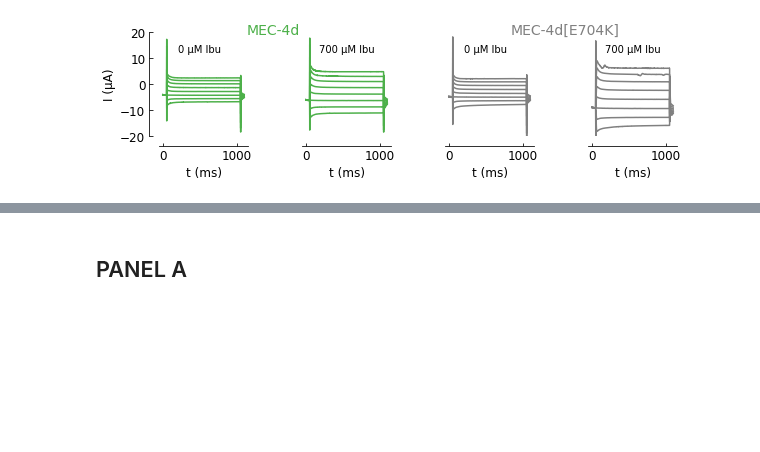
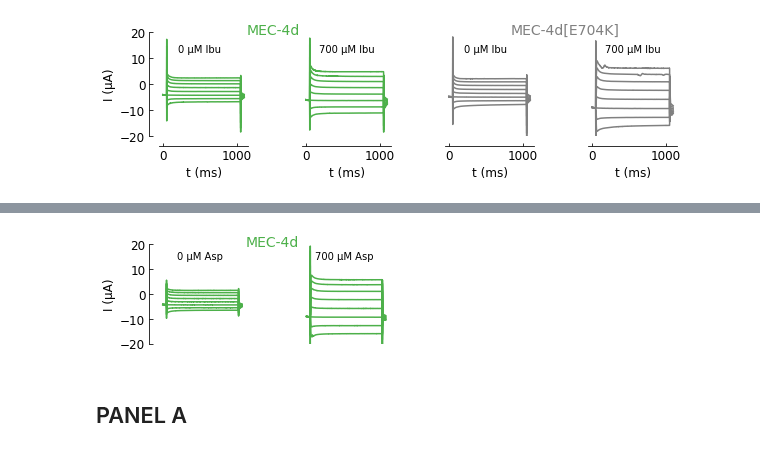
Before and after one commit to sfechner/JupyterNotebooksDEGENaCPharm, a Jupyter notebook: DoseResponseDATA.ipynb, the cells around one changed output, grey strips where cells are left out. Drawn from its saved outputs; the diff is of its cells as text; code cells hidden in the pictures; blank space fills up the shorter version.

```diff
--- a/DoseResponseDATA.ipynb
+++ b/DoseResponseDATA.ipynb
@@ -994,3 +1057,82 @@ plt.savefig(filedirManuscript+"Fig6-DoseResponseTRACES"+'.pdf')
+# %%
+
+
+#Plot1
+
+#DEGT-1D
+fig = plt.figure(figsize=(9, 2.2))
+
+ax1 = plt.subplot(1,4,1)
+for m in range(0,8):
+    plt.plot(Aspmg419BeforeMEAN[m][300:1400], color = colorsSINGLES[0])
+
+ax2 = plt.subplot(1,4,2)
+for n in range(0,8):
+    plt.plot(Aspmg419AspMEAN[n][300:1400], color = colorsSINGLES[0])
+
+# ax3 = plt.subplot(1,4,3)
+# plt.xscale('log')
+# ax4 = plt.subplot(1,4,4)
+
+
+
+
+##############
+ax1.set_ylim([-20, 20])
+ax1.text(200, 14, '0 µM Asp')#numbers are the values on the axes
+# ax1.set_ylim([-150, 150])
+#ax1.set_xlim([300, 1400])
+ax1.spines['right'].set_visible(False)                                  # no spine at the right
+ax1.spines['top'].set_visible(False)                                     # no spine at the top
+ax1.yaxis.set_ticks_position('left')                                     # ticks at the left
+ax1.xaxis.set_ticks_position('bottom')                                 # no spine at the right
+ax1.spines['left'].set_position(('outward',10))                           # a spine at the left that is put a little aside
+ax1.spines['bottom'].set_position(('outward',10))
+#ax1.spines['top'].set_position(('axes',5))
+ax1.get_yaxis().set_tick_params(direction='in')
+ax1.get_xaxis().set_tick_params(direction='in')
+# #ax1.plot([-1,20], [0,0] , 'k--', color='#000000', linewidth=1)#gray line for Zero or 1
+ax1.tick_params(axis='both', which='major', labelsize=12)
+
+ax1.set_xlabel('t (ms)',fontsize=12)
+ax1.set_ylabel('I (µA)',fontsize=12)
+ax1.spines['bottom'].set_visible(False)
+ax1.xaxis.set_visible(False)
+
+##### ax2
+ax2.set_ylim([-20, 20])
+ax2.text(120, 14,  '700 µM Asp')
+# ax1.set_ylim([-150, 150])
+#ax1.set_xlim([300, 1400])
+ax2.spines['right'].set_visible(False)                                  # no spine at the right
+ax2.spines['top'].set_visible(False)                                     # no spine at the top
+ax2.yaxis.set_ticks_position('left')                                     # ticks at the left
+ax2.xaxis.set_ticks_position('bottom')                                 # no spine at the right
+ax2.spines['left'].set_position(('outward',10))                           # a spine at the left that is put a little aside
+ax2.spines['bottom'].set_position(('outward',10))
+#ax1.spines['top'].set_position(('axes',5))
+ax2.get_yaxis().set_tick_params(direction='in')
+ax2.get_xaxis().set_tick_params(direction='in')
+# #ax1.plot([-1,20], [0,0] , 'k--', color='#000000', linewidth=1)#gray line for Zero or 1
+ax2.tick_params(axis='both', which='major', labelsize=12)
+#ax2.text(1300, 20, 'MEC-4d',color=colorsSINGLES[0])
+ax2.set_xlabel('t (ms)',fontsize=12)
+ax2.set_ylabel('I (µA)',fontsize=12)
+ax2.spines['bottom'].set_visible(False)
+ax2.xaxis.set_visible(False)
+ax2.spines['left'].set_visible(False)
+ax2.yaxis.set_visible(False)
+ax2.text(-850, 19, 'MEC-4d',color=colorsSINGLES[0],fontsize=14)
+
+
+
+plt.gcf().subplots_adjust(bottom=0.25, left=0.1,hspace=0.6, wspace=0.65)
+
+
+
+plt.savefig(filedirManuscript+"Fig4-M4-OriginalTracesAsp"+'.pdf')
+# %% [output]
+[figure, added]
 # %% [markdown]
 ## PANEL A
 # %%
```
Also changed, not shown: parts of 20 cells of this notebook.
